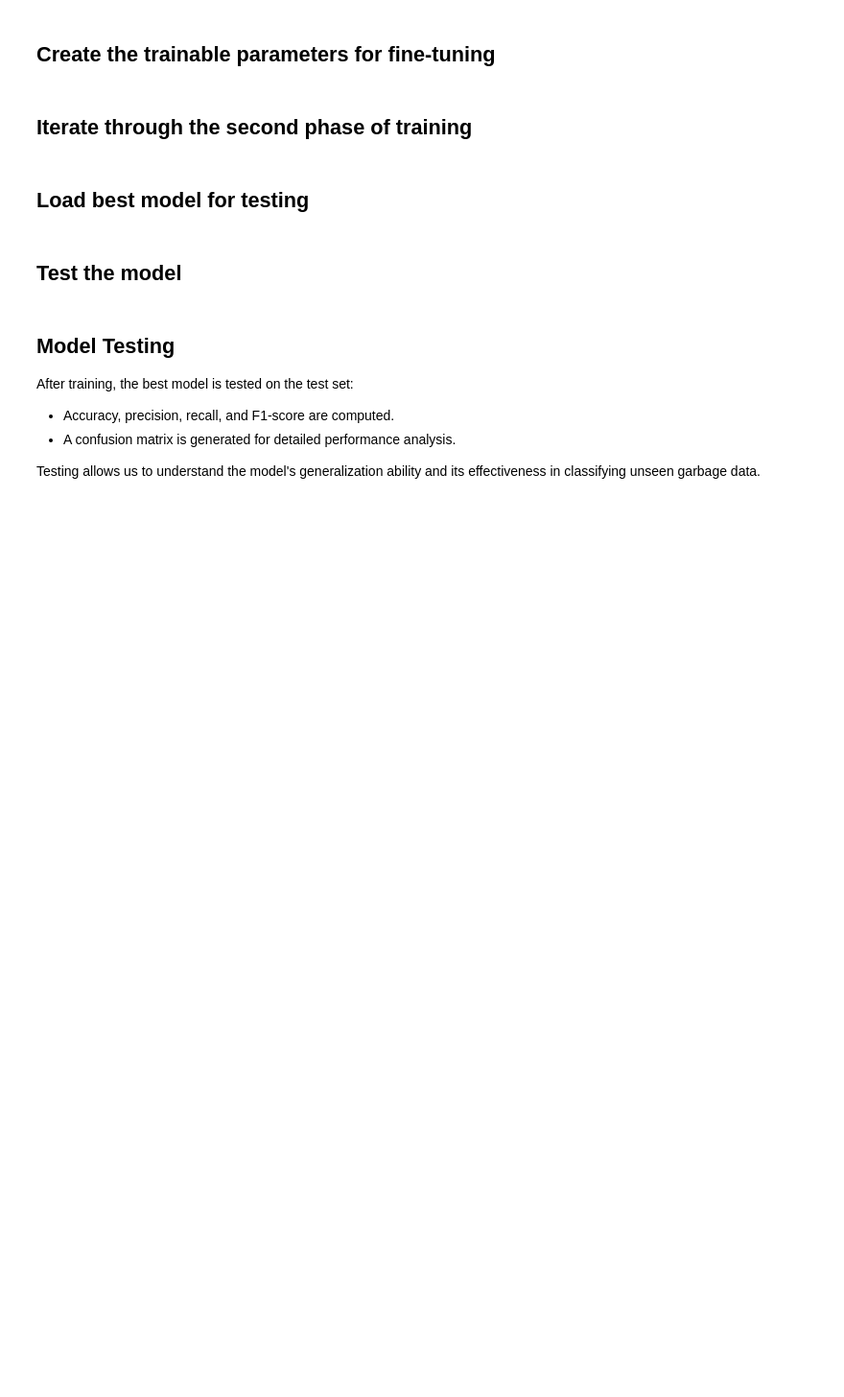
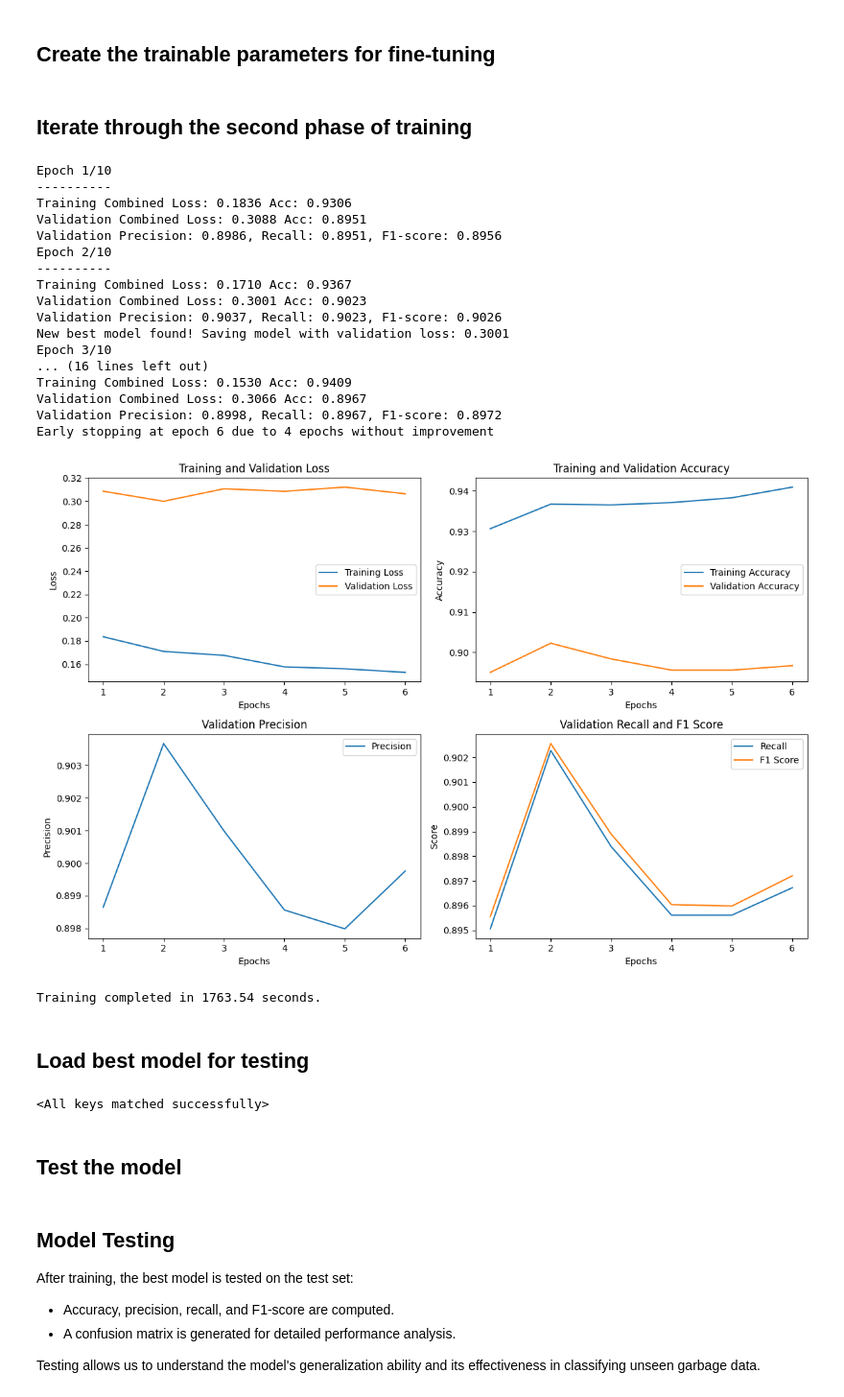
Before and after one commit to tamikazi/Garbage-Classification, a Jupyter notebook: src/multimodal_garbage_classifier.ipynb, the cells around one changed output. Shown: that part at 96% size. Drawn from its saved outputs; the diff is of its cells as text; code cells hidden in the pictures; blank space fills up the shorter version.

Commit message:
model run 1

```diff
--- a/src/multimodal_garbage_classifier.ipynb
+++ b/src/multimodal_garbage_classifier.ipynb
@@ -53,9 +53,9 @@ DROPOUT_RATE = 0.3
 
 # dataset directories
 # change these to your own directories where your data is located
-TRAINSET_DIR = '/work/TALC/enel645_2024f/garbage_data/CVPR_2024_dataset_Train'
-VALSET_DIR = '/work/TALC/enel645_2024f/garbage_data/CVPR_2024_dataset_Val'
-TESTSET_DIR = '/work/TALC/enel645_2024f/garbage_data/CVPR_2024_dataset_Test'
+TRAINSET_DIR = '/content/drive/MyDrive/ENEL645/data/enel645_2024f/garbage_data/CVPR_2024_dataset_Train'
+VALSET_DIR = '/content/drive/MyDrive/ENEL645/data/enel645_2024f/garbage_data/CVPR_2024_dataset_Val'
+TESTSET_DIR = '/content/drive/MyDrive/ENEL645/data/enel645_2024f/garbage_data/CVPR_2024_dataset_Test'
 
 # global class to index mapping variables
 class_names = ['Green', 'Blue', 'Black', 'TTR']
@@ -1079,4 +1111,4 @@ print(f"Training completed in {elapsed_time:.2f} seconds.")
 ## Load best model for fine-tuning
 # %%
 # Load the best model after first phase of training
-model.load_state_dict(torch.load('best_model.pth'), weights_only=True)
+model.load_state_dict(torch.load('best_model.pth', weights_only=True))
@@ -1116,23 +1150,45 @@ trainable_params = [
 # %%
 # Start timing
 start_time = time.time()
 
 # Second phase of training
-train_validate_model(model, trainloader, valloader, criterion, trainable_params, best_val_loss, 5)
+train_validate_model(model, trainloader, valloader, criterion, trainable_params, best_val_loss, 10)
 
 # End timing
 end_time = time.time()
 
 # Calculate the elapsed time
 elapsed_time = end_time - start_time
 
 # Log the elapsed time
 print(f"Training completed in {elapsed_time:.2f} seconds.")
+# %% [output]
+Epoch 1/10
+----------
+Training Combined Loss: 0.1836 Acc: 0.9306
+Validation Combined Loss: 0.3088 Acc: 0.8951
+Validation Precision: 0.8986, Recall: 0.8951, F1-score: 0.8956
+Epoch 2/10
+----------
+Training Combined Loss: 0.1710 Acc: 0.9367
+Validation Combined Loss: 0.3001 Acc: 0.9023
+Validation Precision: 0.9037, Recall: 0.9023, F1-score: 0.9026
+New best model found! Saving model with validation loss: 0.3001
+Epoch 3/10
+... (16 lines left out)
+Training Combined Loss: 0.1530 Acc: 0.9409
+Validation Combined Loss: 0.3066 Acc: 0.8967
+Validation Precision: 0.8998, Recall: 0.8967, F1-score: 0.8972
+Early stopping at epoch 6 due to 4 epochs without improvement
+[figure, added]
+Training completed in 1763.54 seconds.
 # %% [markdown]
 ## Load best model for testing
 # %%
 # Load the best model after the second phase of training
-model.load_state_dict(torch.load('best_model.pth'), weights_only=True)
+model.load_state_dict(torch.load('best_model.pth', weights_only=True))
+# %% [output]
+<All keys matched successfully>
 # %% [markdown]
 ## Test the model
 # %% [markdown]
```
Also changed, not shown: parts of 6 cells of this notebook, 1 other file.
